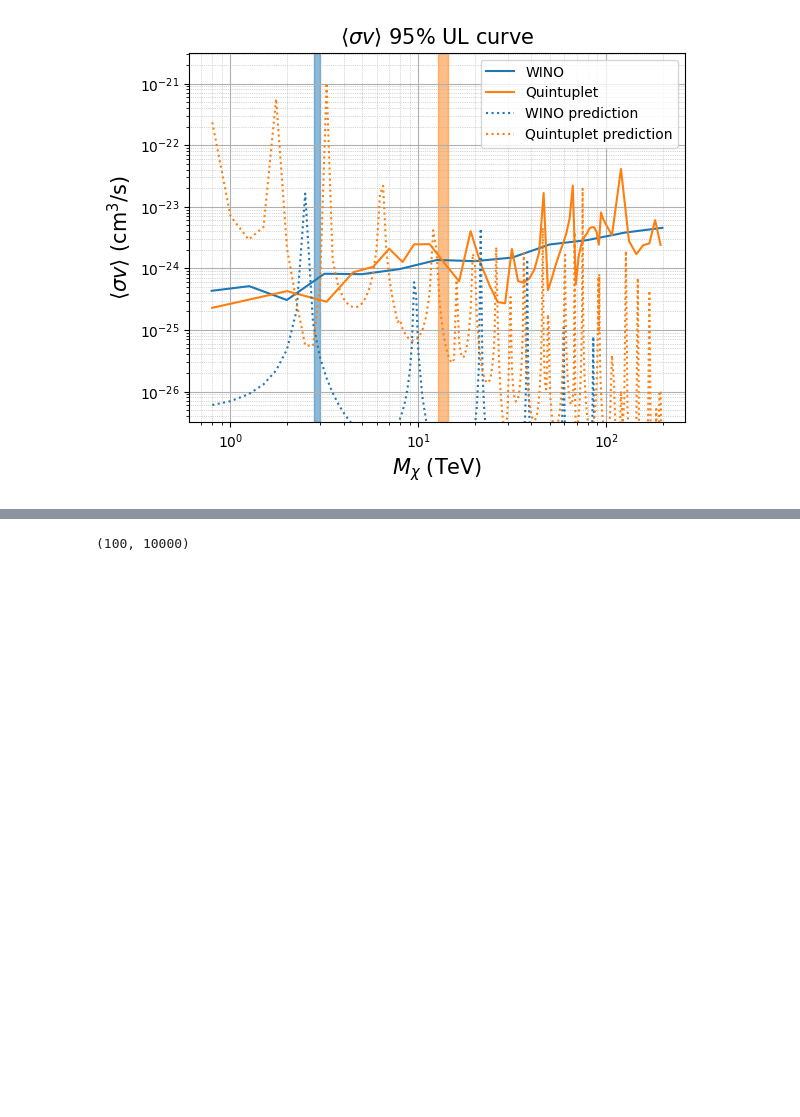
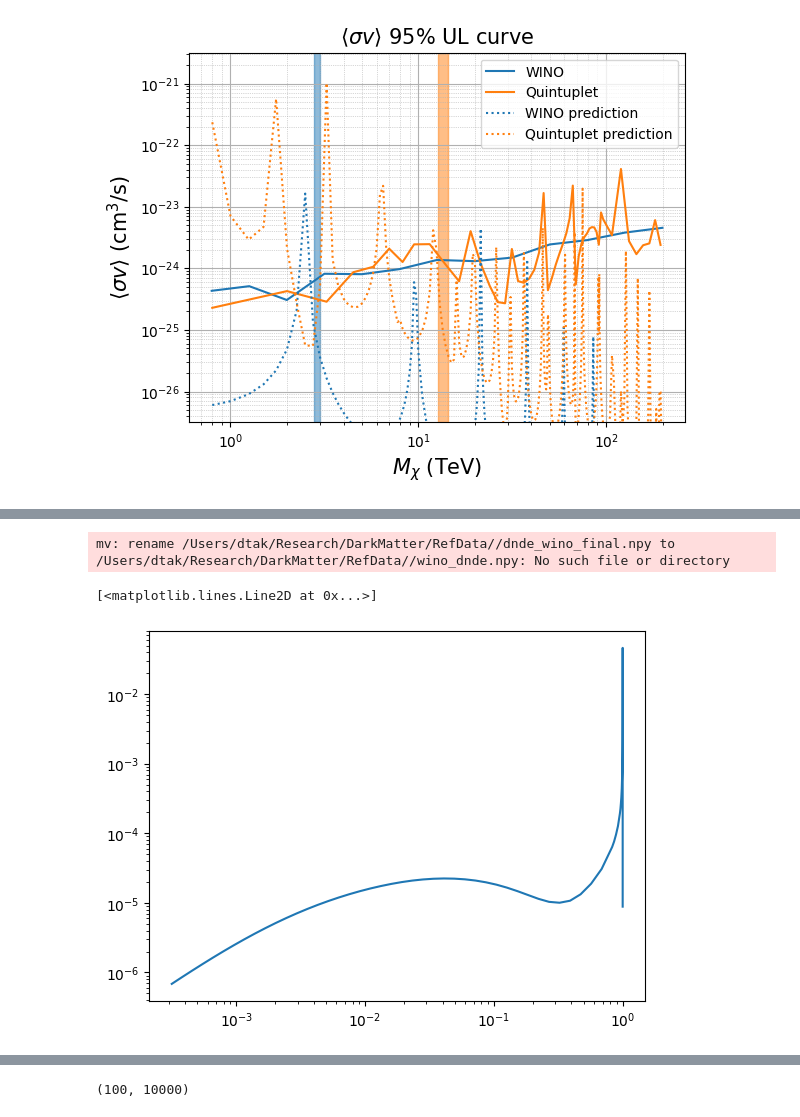
Before and after one commit to takdg123/dm_analysis, a Jupyter notebook: Wino/Playground.ipynb, the cells around one changed output, grey strips where cells are left out. Saved outputs shown, nothing was run; the diff lists cells and outputs as text; code cells hidden in the pictures; blank space fills up the shorter version.

```diff
--- a/Wino/check.ipynb
+++ b/Wino/Playground.ipynb
@@ -156,0 +87,15 @@ change_file("dnde_wino_endpoint", "dnde_wino_final")
+# %%
+data = Qspectra(return_table=True)
+
+mass = list(set(data["mass"]))
+mass.sort()
+# %%
+change_file("dnde_wino_final", "dnde_wino_endpoint")
+# %% [output]
+mv: rename /Users/dtak/Research/DarkMatter/RefData//dnde_wino_final.npy to /Users/dtak/Research/DarkMatter/RefData//wino_dnde.npy: No such file or directory
+# %%
+tab = data[data["mass"]==1.82500000e+05]
+plt.loglog(tab["x"], tab["x"]**2*tab["dNdE"])
+# %% [output]
+[<matplotlib.lines.Line2D at 0x...>]
+[figure, added]
```
Also changed, not shown: parts of 40 cells of this notebook, 22 other files.
